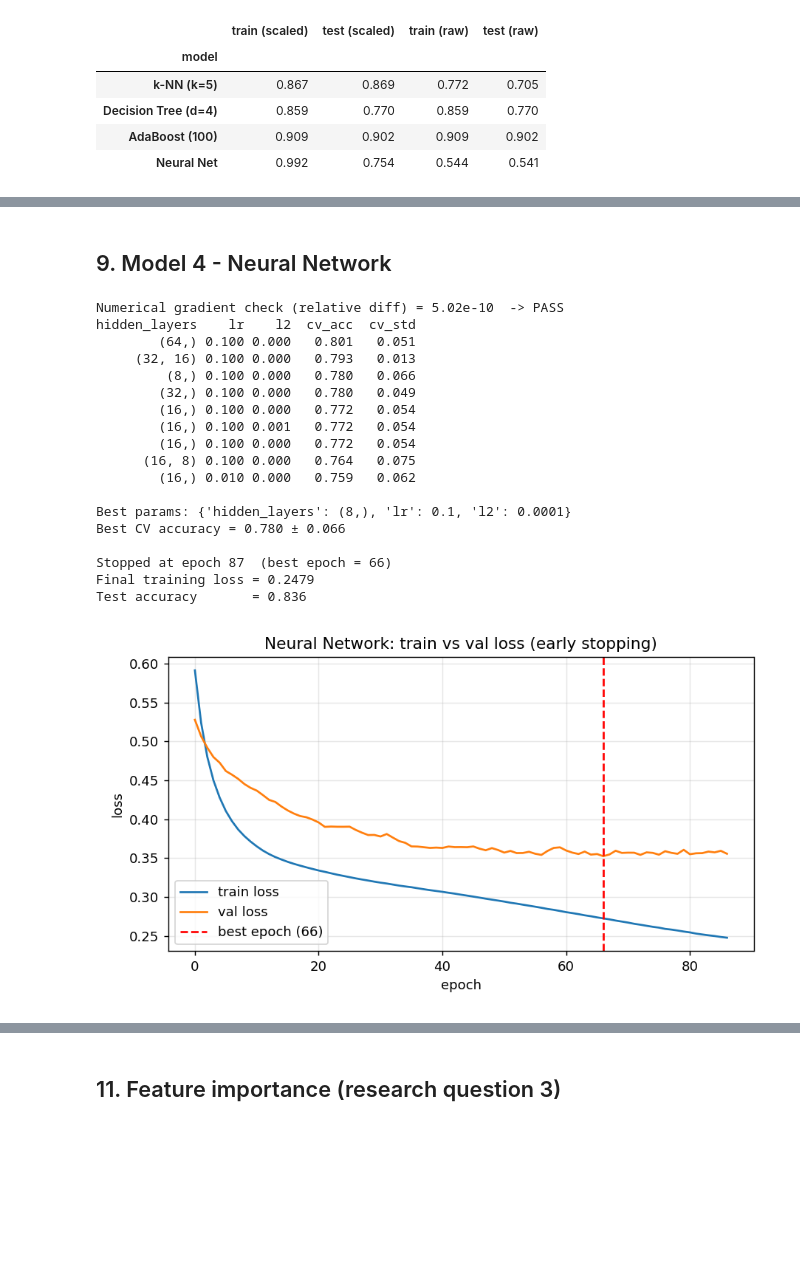
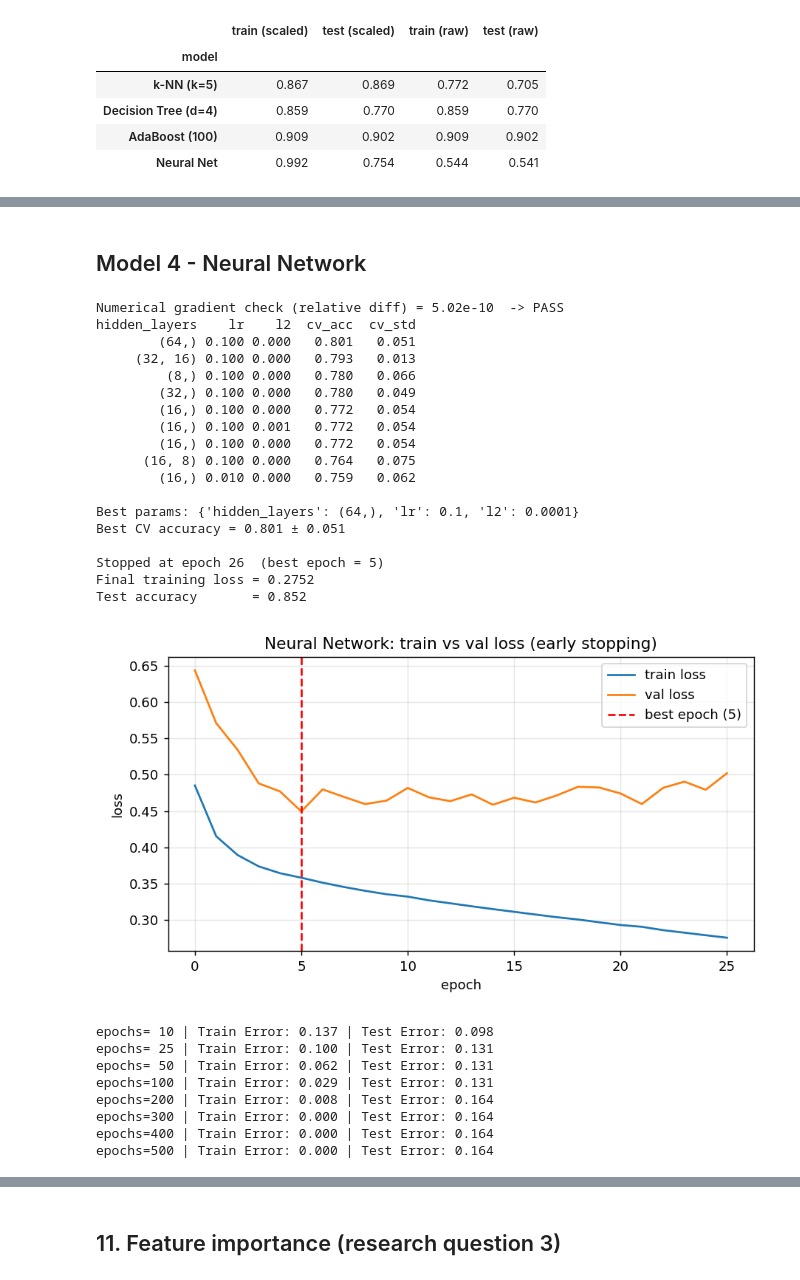
Before and after one commit to yonatang8675/ML_Project, a Jupyter notebook: notebooks/heart_disease.ipynb, the cells around one changed output, grey strips where cells are left out. Cells and saved outputs as stored; diff of their text form; code cells hidden in the pictures; blank space fills up the shorter version.

```diff
--- a/notebooks/heart_disease.ipynb
+++ b/notebooks/heart_disease.ipynb
@@ -441,6 +624,7 @@ so the training error decreases (almost) monotonically with the number of rounds
 # %% [markdown]
-## 9. Model 4 - Neural Network
+## Model 4 - Neural Network
 # %%
+
 # Verify back-propagation with a numerical gradient check.
 grad_diff = NeuralNetwork(hidden_layers=(8,), seed=0).gradient_check(X_train_s[:20], y_train[:20])
 print(f"Numerical gradient check (relative diff) = {grad_diff:.2e}  -> {'PASS' if grad_diff < 1e-5 else 'FAIL'}")
@@ -473,13 +657,10 @@ nn_cv_df = pd.DataFrame(nn_cv_results).sort_values("cv_acc", ascending=False)
 nn_cv_df["hidden_layers"] = nn_cv_df["hidden_layers"].astype(str)
 print(nn_cv_df.to_string(index=False))
 
-# Selection: best cv_acc; ties broken by complexity then cv_std.
-best_acc  = max(r["cv_acc"] for r in nn_cv_results)
-threshold = best_acc - min(r["cv_std"] for r in nn_cv_results if r["cv_acc"] == best_acc)
-candidates = [r for r in nn_cv_results if r["cv_acc"] >= threshold]
-def model_complexity(r):
-    return (sum(r["hidden_layers"]), r["cv_std"])
-best_nn_params = min(candidates, key=model_complexity)
+# Selection: best cv_acc; ties broken by complexity (fewer/smaller layers) then cv_std.
+best_acc = max(r["cv_acc"] for r in nn_cv_results)
+candidates = [r for r in nn_cv_results if r["cv_acc"] == best_acc]
+best_nn_params = min(candidates, key=lambda r: (sum(r["hidden_layers"]), r["cv_std"]))
 
 print("\nBest params:", {k: v for k, v in best_nn_params.items() if k not in ("cv_acc", "cv_std")})
 print("Best CV accuracy = %.3f ± %.3f" % (best_nn_params["cv_acc"], best_nn_params["cv_std"]))
@@ -495,37 +676,69 @@ print("Final training loss = %.4f" % nn.loss_history_[-1])
 print("Test accuracy       = %.3f" % metrics.accuracy(y_test, nn.predict(X_test_s)))
 
 # Plot train and validation loss together to visualise early stopping.
-import matplotlib.pyplot as plt
 fig, ax = plt.subplots(figsize=(7, 4))
 ax.plot(nn.loss_history_,     label="train loss")
 ax.plot(nn.val_loss_history_, label="val loss")
 ax.axvline(nn.best_epoch_, color="red", linestyle="--", label=f"best epoch ({nn.best_epoch_})")
 ax.set_xlabel("epoch")
 ax.set_ylabel("loss")
 ax.set_title("Neural Network: train vs val loss (early stopping)")
 ax.legend()
 ax.grid(alpha=0.3)
 fig.tight_layout()
 fig.savefig("../figures/nn_loss_curve.png", dpi=130)
 plt.close(fig)
 display(Image("../figures/nn_loss_curve.png"))
+
+# Train vs Test Error across epoch counts (overfitting analysis).
+# More epochs = higher model complexity; shows when the network starts to overfit.
+epoch_list = [10, 25, 50, 100, 200, 300, 400, 500]
+nn_train_errors = []
+nn_test_errors  = []
+for ep in epoch_list:
+    m = NeuralNetwork(hidden_layers=best_nn_params["hidden_layers"], activation="relu",
+                      lr=best_nn_params["lr"], epochs=ep, batch_size=32,
+                      l2=best_nn_params["l2"], seed=SEED)
+    m.fit(X_train_s, y_train)
+    nn_train_errors.append(1.0 - metrics.accuracy(y_train, m.predict(X_train_s)))
+    nn_test_errors.append(1.0 - metrics.accuracy(y_test,  m.predict(X_test_s)))
+    print(f"epochs={ep:>3d} | Train Error: {nn_train_errors[-1]:.3f} | Test Error: {nn_test_errors[-1]:.3f}")
+
+plt.figure(figsize=(8, 5))
+plt.plot(epoch_list, nn_train_errors, marker='o', label='Train Error', color='blue')
+plt.plot(epoch_list, nn_test_errors,  marker='s', label='Test Error',  color='orange')
+plt.xlabel('Number of Epochs (Training Complexity)', fontsize=12)
+plt.ylabel('Error Rate (1 - Accuracy)', fontsize=12)
+plt.title('Neural Network: Train vs Test Error (Overfitting Analysis)', fontsize=13)
+plt.xticks(epoch_list)
+plt.legend()
+plt.grid(True, alpha=0.3)
+plt.show()
 # %% [output]
 Numerical gradient check (relative diff) = 5.02e-10  -> PASS
 hidden_layers    lr    l2  cv_acc  cv_std
         (64,) 0.100 0.000   0.801   0.051
      (32, 16) 0.100 0.000   0.793   0.013
          (8,) 0.100 0.000   0.780   0.066
         (32,) 0.100 0.000   0.780   0.049
         (16,) 0.100 0.000   0.772   0.054
         (16,) 0.100 0.001   0.772   0.054
         (16,) 0.100 0.000   0.772   0.054
       (16, 8) 0.100 0.000   0.764   0.075
         (16,) 0.010 0.000   0.759   0.062
 
-Best params: {'hidden_layers': (8,), 'lr': 0.1, 'l2': 0.0001}
-Best CV accuracy = 0.780 ± 0.066
+Best params: {'hidden_layers': (64,), 'lr': 0.1, 'l2': 0.0001}
+Best CV accuracy = 0.801 ± 0.051
 
-Stopped at epoch 87  (best epoch = 66)
-Final training loss = 0.2479
-Test accuracy       = 0.836
+Stopped at epoch 26  (best epoch = 5)
+Final training loss = 0.2752
+Test accuracy       = 0.852
-[figure, old version]
+[figure, new version]
+epochs= 10 | Train Error: 0.137 | Test Error: 0.098
+epochs= 25 | Train Error: 0.100 | Test Error: 0.131
+epochs= 50 | Train Error: 0.062 | Test Error: 0.131
+epochs=100 | Train Error: 0.029 | Test Error: 0.131
+epochs=200 | Train Error: 0.008 | Test Error: 0.164
+epochs=300 | Train Error: 0.000 | Test Error: 0.164
+epochs=400 | Train Error: 0.000 | Test Error: 0.164
+epochs=500 | Train Error: 0.000 | Test Error: 0.164
```
Also changed, not shown: parts of 26 cells of this notebook, 34 other files.
